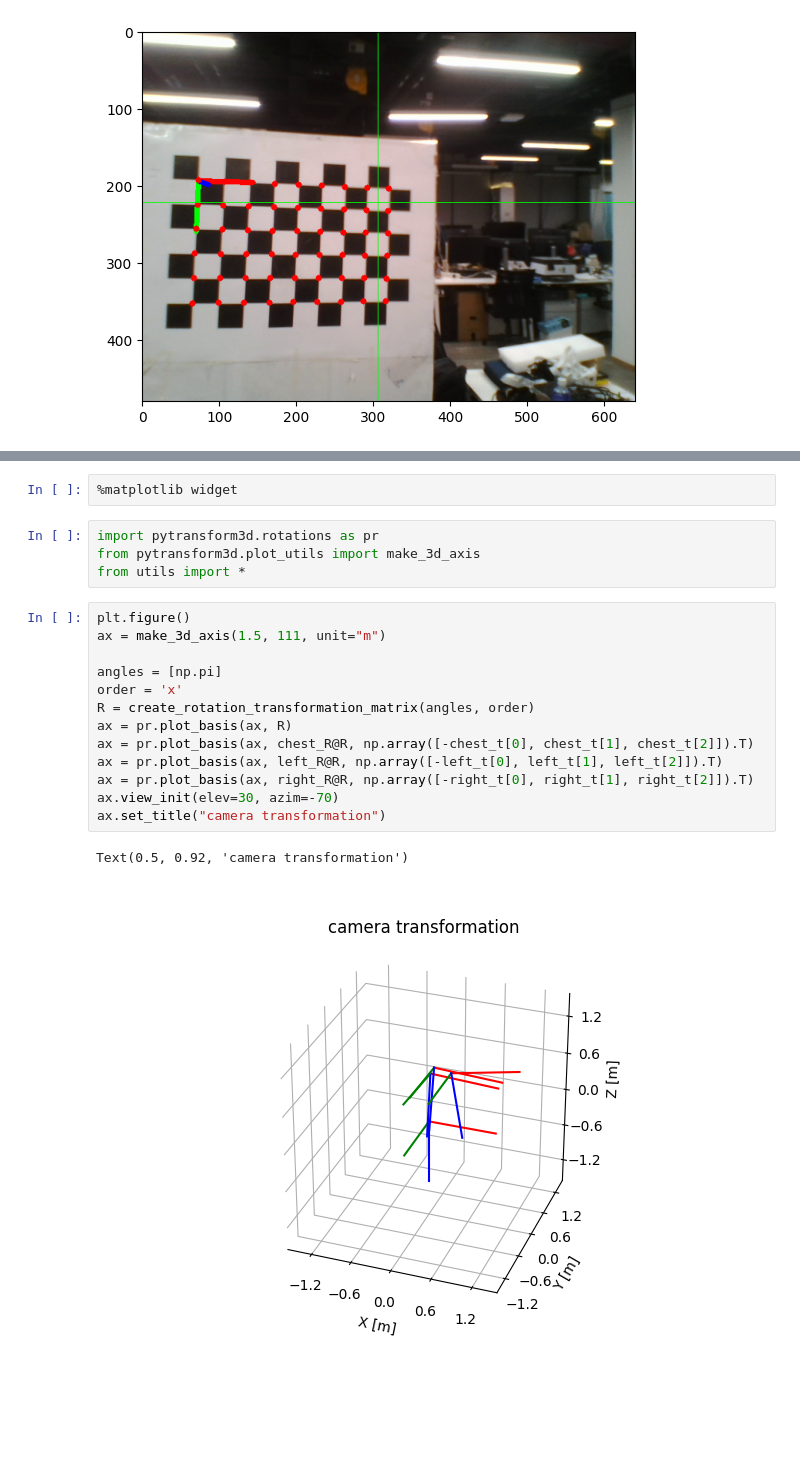
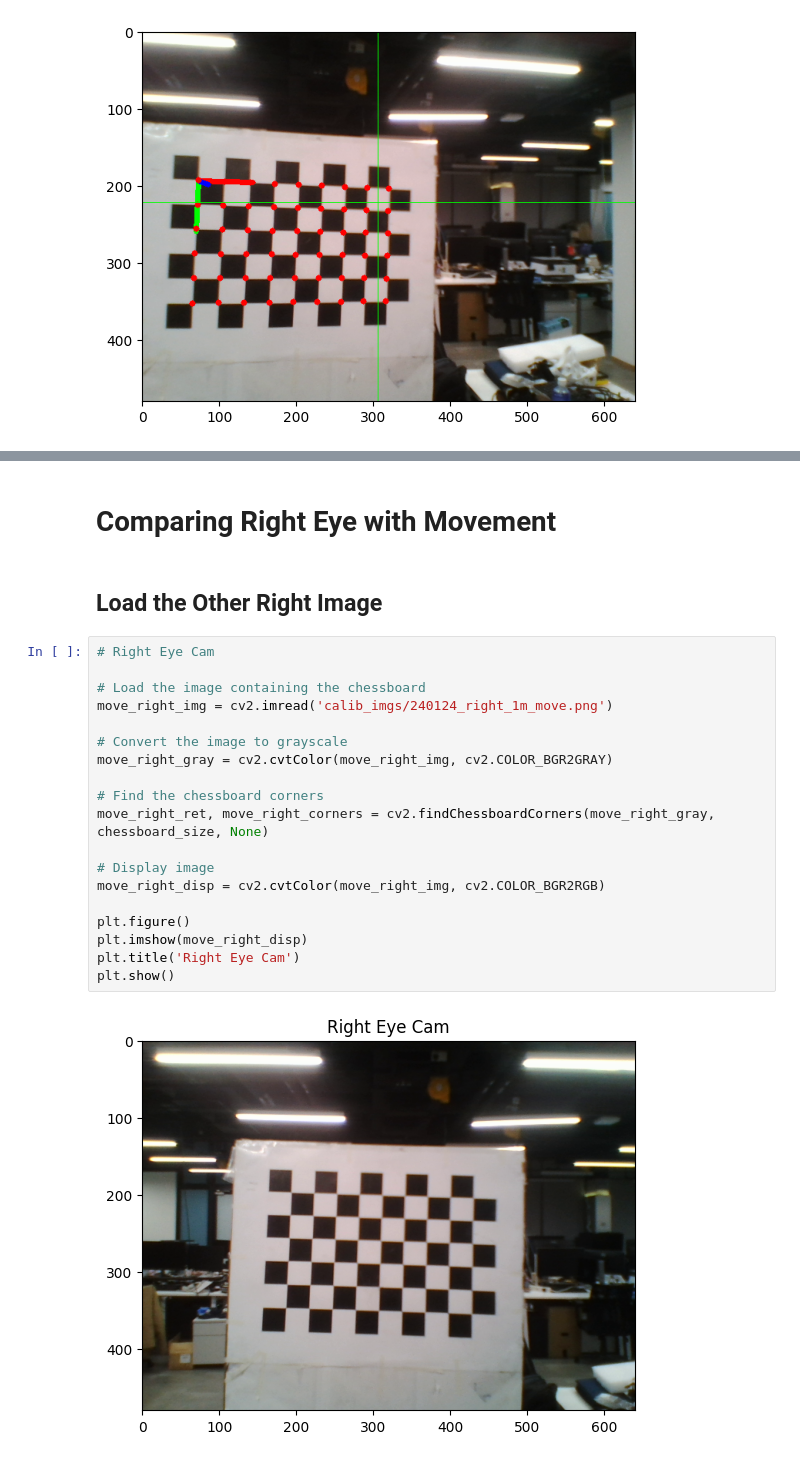
Before and after one commit to jpmnieles/grace_robot, a Jupyter notebook: 241201_Baseline_FK_Extrinsic_Matrix_3D.ipynb, the cells around one changed output, grey strips where cells are left out. Cells and saved outputs as stored; diff of their text form; blank space fills up the shorter version.

```diff
--- a/241201_Baseline_FK_Extrinsic_Matrix_3D.ipynb
+++ b/241201_Baseline_FK_Extrinsic_Matrix_3D.ipynb
@@ -285,22 +287,25 @@ Right Eye Cam Extrinsic Matrix
-# %%
-%matplotlib widget
-# %%
-import pytransform3d.rotations as pr
-from pytransform3d.plot_utils import make_3d_axis
-from utils import *
-# %%
-plt.figure()
-ax = make_3d_axis(1.5, 111, unit="m")
-
-angles = [np.pi]
-order = 'x'
-R = create_rotation_transformation_matrix(angles, order)
-ax = pr.plot_basis(ax, R)
-ax = pr.plot_basis(ax, chest_R@R, np.array([-chest_t[0], chest_t[1], chest_t[2]]).T)
-ax = pr.plot_basis(ax, left_R@R, np.array([-left_t[0], left_t[1], left_t[2]]).T)
-ax = pr.plot_basis(ax, right_R@R, np.array([-right_t[0], right_t[1], right_t[2]]).T)
-ax.view_init(elev=30, azim=-70)
-ax.set_title("camera transformation")
-# %% [output]
-Text(0.5, 0.92, 'camera transformation')
-[figure, removed]
+# %% [markdown]
+# Comparing Right Eye with Movement
+# %% [markdown]
+## Load the Other Right Image
+# %%
+# Right Eye Cam
+
+# Load the image containing the chessboard
+move_right_img = cv2.imread('calib_imgs/240124_right_1m_move.png')
+
+# Convert the image to grayscale
+move_right_gray = cv2.cvtColor(move_right_img, cv2.COLOR_BGR2GRAY)
+
+# Find the chessboard corners
+move_right_ret, move_right_corners = cv2.findChessboardCorners(move_right_gray, chessboard_size, None)
+
+# Display image
+move_right_disp = cv2.cvtColor(move_right_img, cv2.COLOR_BGR2RGB)
+
+plt.figure()
+plt.imshow(move_right_disp)
+plt.title('Right Eye Cam')
+plt.show()
+# %% [output]
+[figure, added]
```
Also changed, not shown: parts of 9 cells of this notebook.
